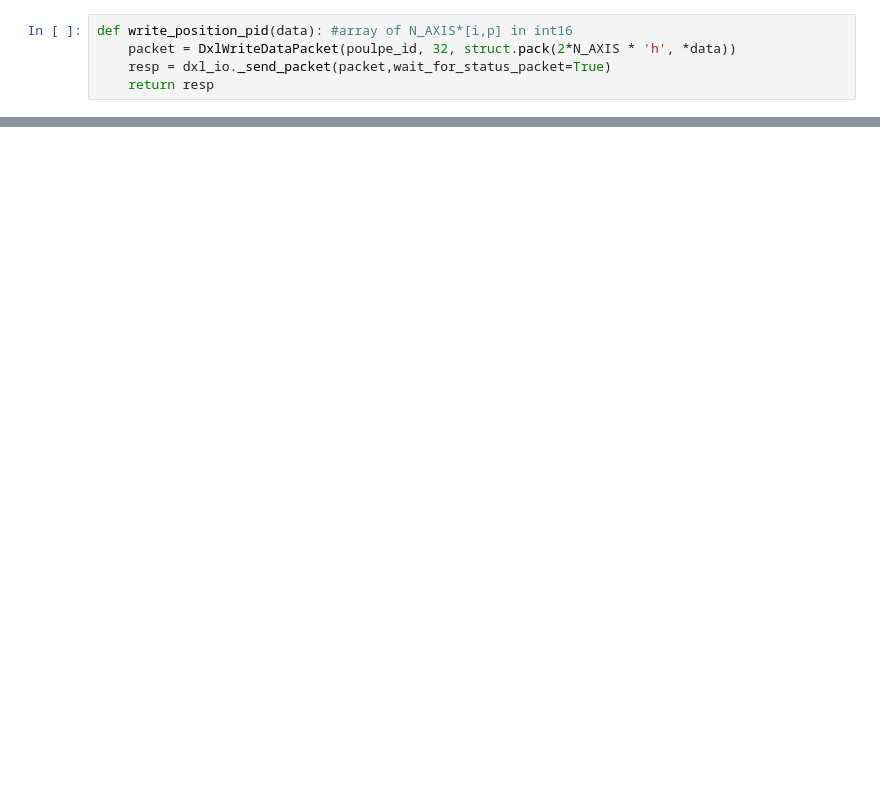
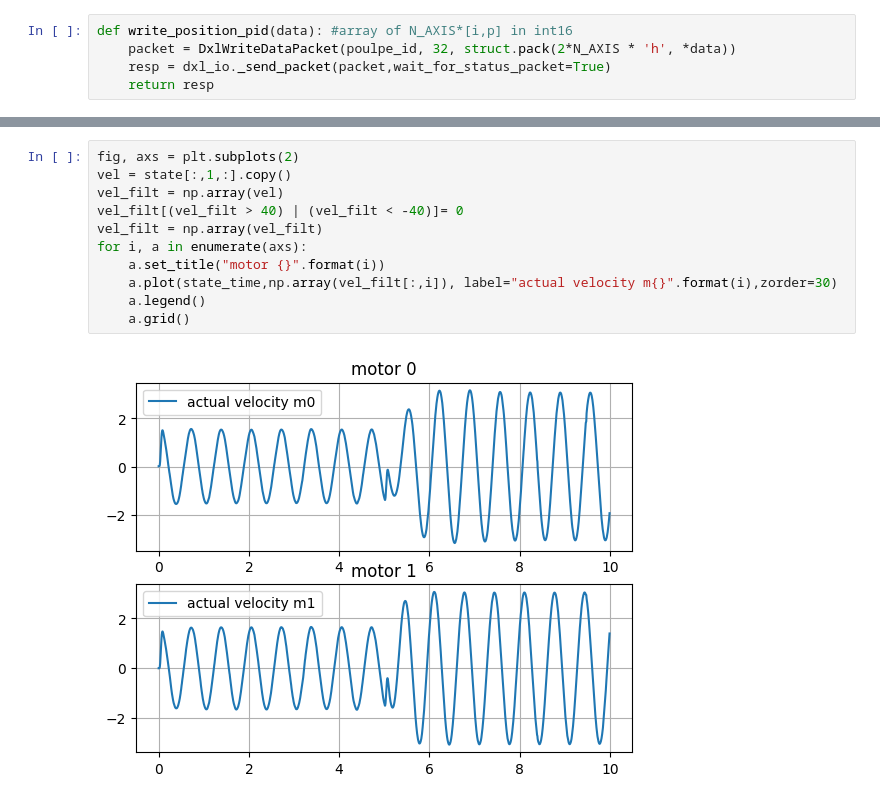
Before and after one commit to pollen-robotics/firmware_Poulpe, a Jupyter notebook: src/dynamixel/hwi.ipynb, the cells around one changed output, grey strips where cells are left out. Drawn from its saved outputs; the diff is of its cells as text; blank space fills up the shorter version.

```diff
--- a/src/dynamixel/hwi.ipynb
+++ b/src/dynamixel/hwi.ipynb
@@ -318 +373,14 @@ plt.plot(np.degrees(np.array(axis_sensor)), '.')
+# %%
+fig, axs = plt.subplots(2)
+vel = state[:,1,:].copy()
+vel_filt = np.array(vel)
+vel_filt[(vel_filt > 40) | (vel_filt < -40)]= 0
+vel_filt = np.array(vel_filt)
+for i, a in enumerate(axs):
+    a.set_title("motor {}".format(i))
+    a.plot(state_time,np.array(vel_filt[:,i]), label="actual velocity m{}".format(i),zorder=30)
+    a.legend()
+    a.grid()
+# %% [output]
+[figure, added]
 # %%
```
Also changed, not shown: parts of 41 cells of this notebook, 1 other file.
